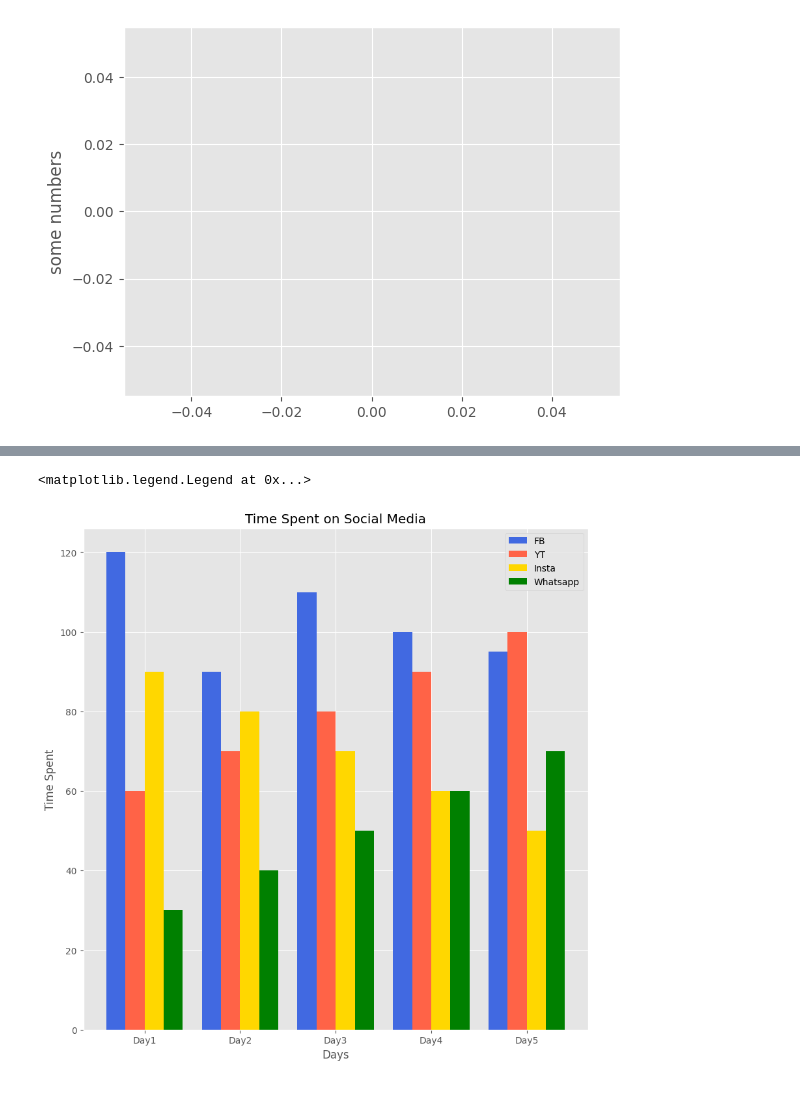
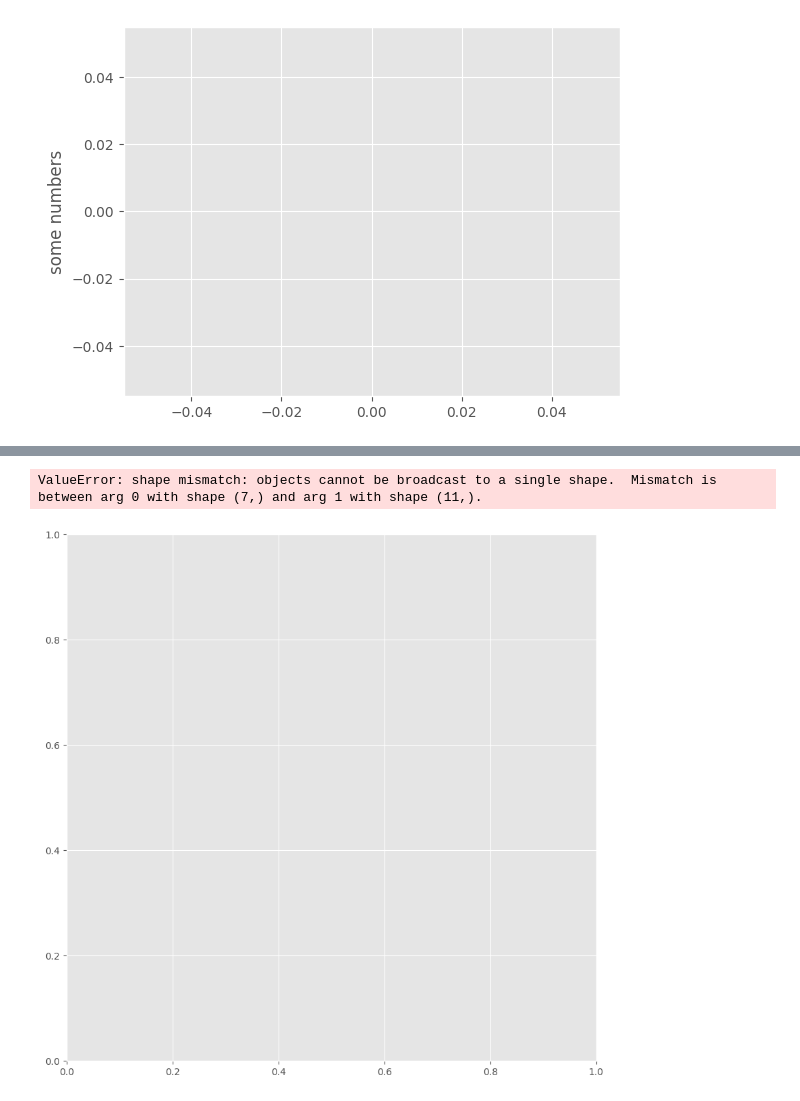
Before and after one commit to JwanMardini/DS-ALG, a Jupyter notebook: Untitled-1.ipynb, the cells around one changed output, grey strips where cells are left out. Cells and saved outputs as stored; diff of their text form; code cells hidden in the pictures.

```diff
--- a/Untitled-1.ipynb
+++ b/Untitled-1.ipynb
@@ -47,18 +42,28 @@ whatsapp = (30, 40, 50, 60, 70)
+# %%
+insertionSortIterative = (nanoseconds_to_milliseconds(3381990.0), nanoseconds_to_milliseconds(8.683038E7), nanoseconds_to_milliseconds(1.6473681E8), nanoseconds_to_milliseconds(3.43072026E9), nanoseconds_to_milliseconds(1.261920951E10), nanoseconds_to_milliseconds(2.4281791003E11), nanoseconds_to_milliseconds(9.7180000001E11), nanoseconds_to_milliseconds(3.10500000001E12), nanoseconds_to_milliseconds(1.045000000001E13), nanoseconds_to_milliseconds(2.105000000001E13), nanoseconds_to_milliseconds(2.02353287258E12))
+insertionSortRecursive = ()
+quickSortRandomPivotIterative = ()
+quickSortRandomPivotRecursive = ()
+quickSortMedianPivotIterative = ()
+quickSortMedianPivotRecursive = ()
+quickSortFirstElementPivotIterative = ()
+quickSortFirstElementPivotRecursive = ()
+input = (1000, 5000, 10000, 50000, 100000, 500000, 1000000)
 # %%
-xpos =  np.arange(len(fb))
+xpos =  np.arange(len(input))
 # %%
 style.use('ggplot')
 plt.figure(figsize=(10,10))
 barwidth = 0.2
-plt.bar(xpos, fb, color="royalblue", width=barwidth, label="FB")
-plt.bar(xpos+0.2, yt, color="tomato", width=barwidth, label="YT")
-plt.bar(xpos+0.4, insta, color="gold", width=barwidth, label="Insta")
-plt.bar(xpos+0.6, whatsapp, color="green", width=barwidth, label="Whatsapp")
-plt.xticks(xpos+0.3, ("Day1", "Day2", "Day3", "Day4", "Day5"))
+plt.bar(xpos, insertionSortIterative, color="royalblue", width=barwidth, label="Insertion Sort Iterative")
+#plt.bar(xpos+0.2, yt, color="tomato", width=barwidth, label="YT")
+#plt.bar(xpos+0.4, insta, color="gold", width=barwidth, label="Insta")
+#plt.bar(xpos+0.6, whatsapp, color="green", width=barwidth, label="Whatsapp")
+plt.xticks(xpos+0.3, (1000, 5000, 10000, 50000, 100000, 500000, 1000000))
 plt.xlabel("Days")
 plt.ylabel("Time Spent")
 plt.title("Time Spent on Social Media")
 plt.legend()
 # %% [output]
-<matplotlib.legend.Legend at 0x...>
+ValueError: shape mismatch: objects cannot be broadcast to a single shape.  Mismatch is between arg 0 with shape (7,) and arg 1 with shape (11,).
-[figure, old version]
+[figure, new version]
```
Also changed, not shown: parts of 2 cells of this notebook, 13 other files.
